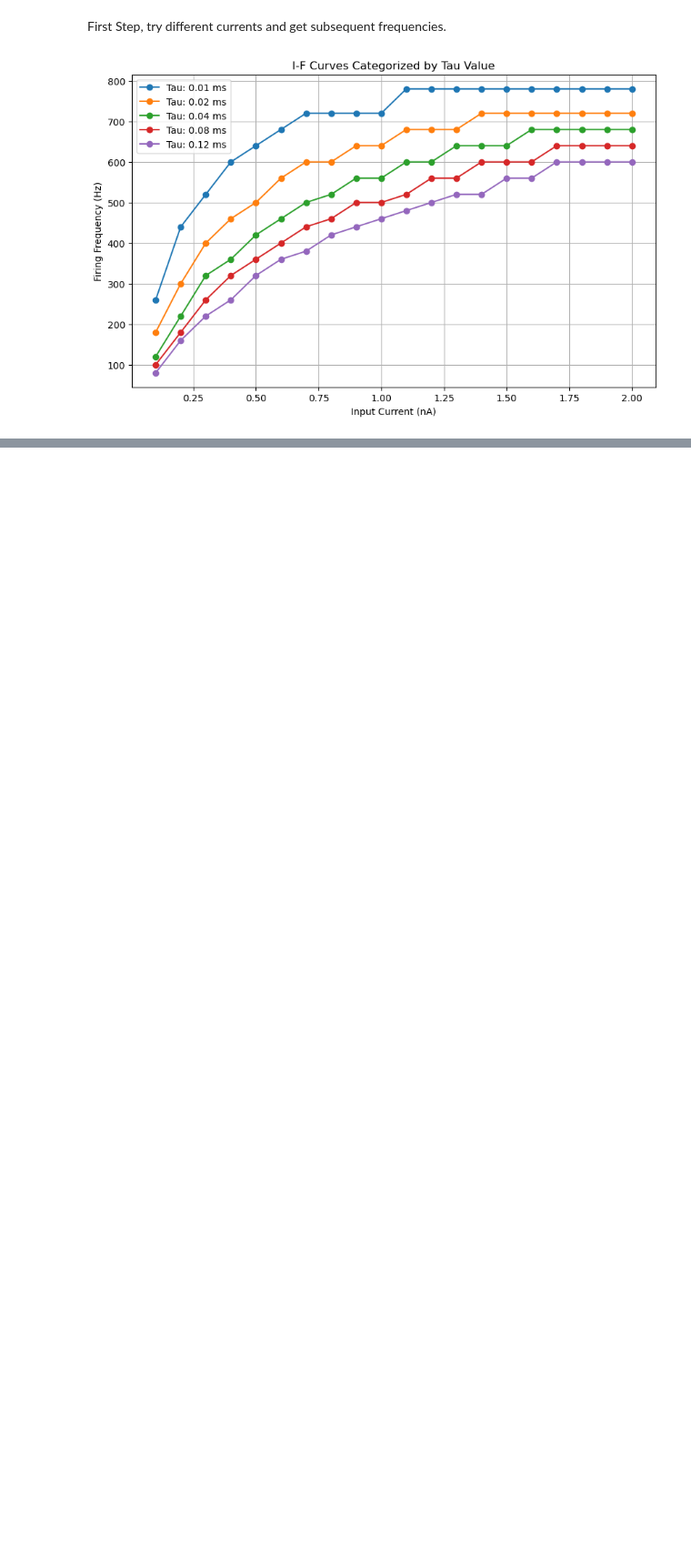
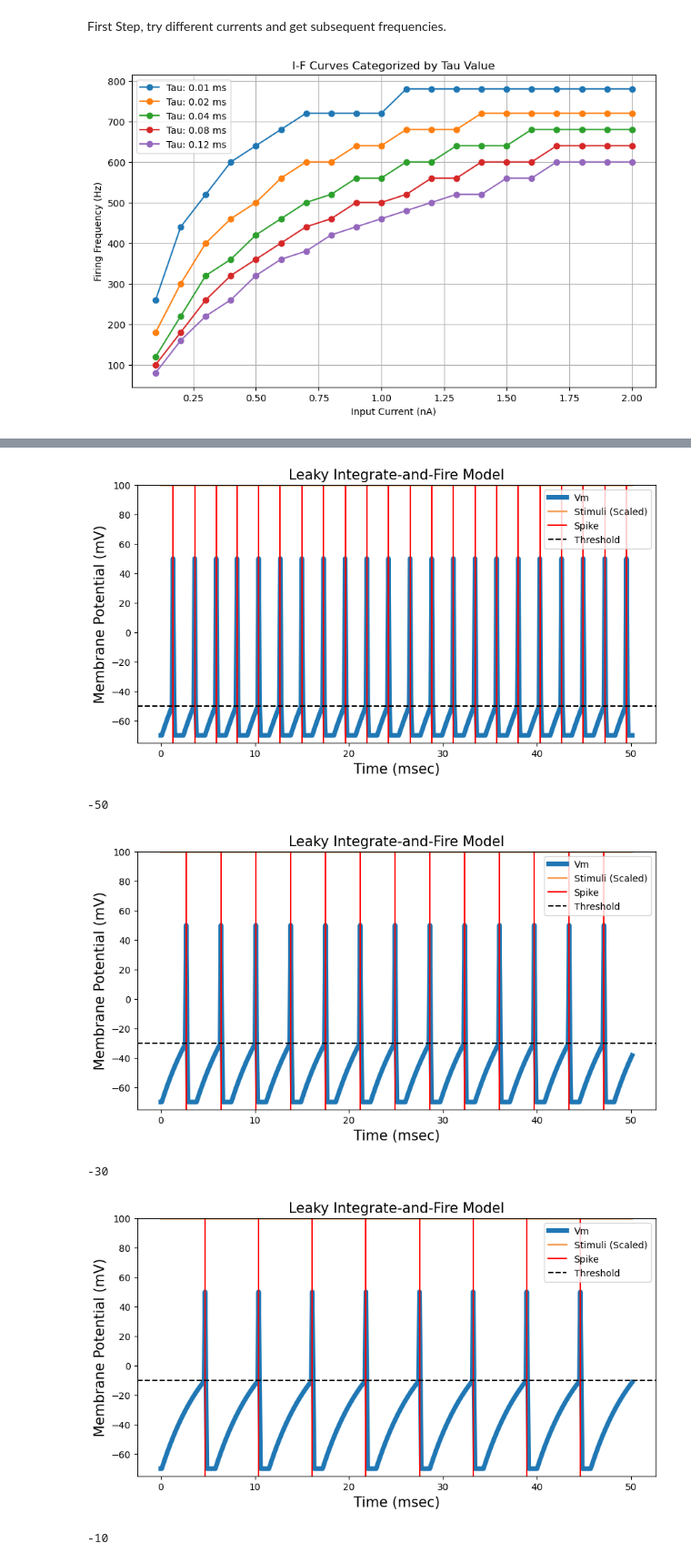
Before and after one commit to Mikerive/NeuroMorphic, a Jupyter notebook: NeuronEmulation/LeakyIntegrateFire.ipynb, the cells around one changed output, grey strips where cells are left out. Shown at 91% size. Saved outputs shown, nothing was run; the diff lists cells and outputs as text; code cells hidden in the pictures; blank space fills up the shorter version.

```diff
--- a/NeuronEmulation/LeakyIntegrateFire.ipynb
+++ b/NeuronEmulation/LeakyIntegrateFire.ipynb
@@ -16,11 +16,7 @@ class LeakyIntegrateAndFireModel:
         self.Rm = Rm  # Membrane resistance
         self.Cm = Cm  # Membrane capacitance
         self.time = np.arange(0, T*1e-3 + dt*1e-3, dt*1e-3)  # Time array
-
-        if Vm is not None:
-            self.Vm = Vm
-        else:
-            self.Vm = np.ones(len(self.time))*vRest*1e-3  # Membrane potential
+        self.Vm = np.ones(len(self.time))*vRest*1e-3  # Membrane potential
 
         self.tau_m = self.Rm * 1e3 * self.Cm * 1e-6  # Membrane time constant
 
@@ -179,0 +109,17 @@ V-T Relationship
+# %%
+Vms = np.array([-50, -30, -10])
+
+# Run simulations for each current
+for Vm in Vms:
+    model = LeakyIntegrateAndFireModel(
+        dt=0.1, t_init=0, T=50, vRest=-70, vTh=Vm, tau_ref=1, vSpike=50, I=0.1, Rm=1, Cm=5, Vm = Vm
+    )
+    model.simulate(plot=True)
+    print(Vm)
+# %% [output]
+[figure, added]
+-50
+[figure, added]
+-30
+[figure, added]
+-10
```
Also changed, not shown: parts of 11 cells of this notebook, 1 other file.
